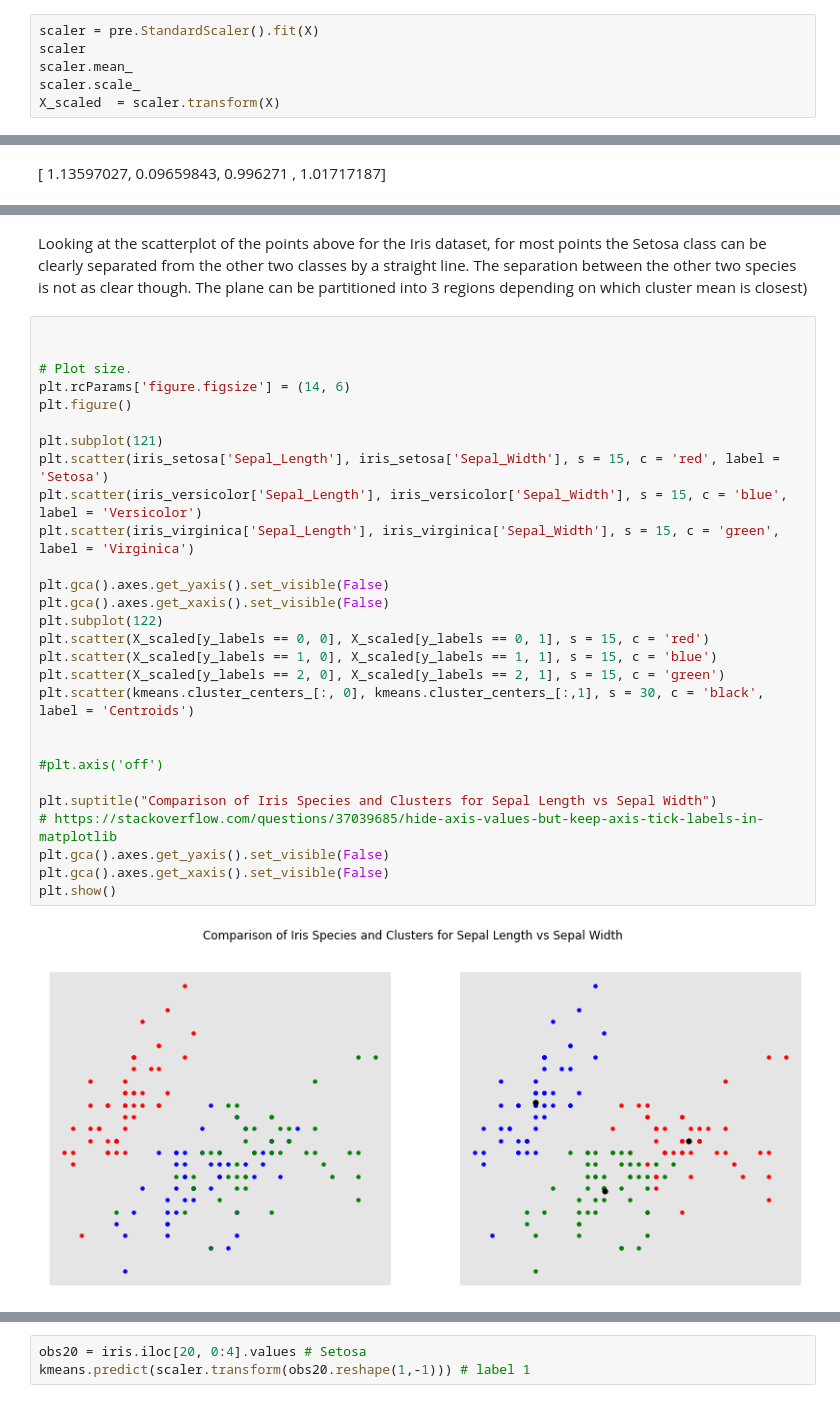
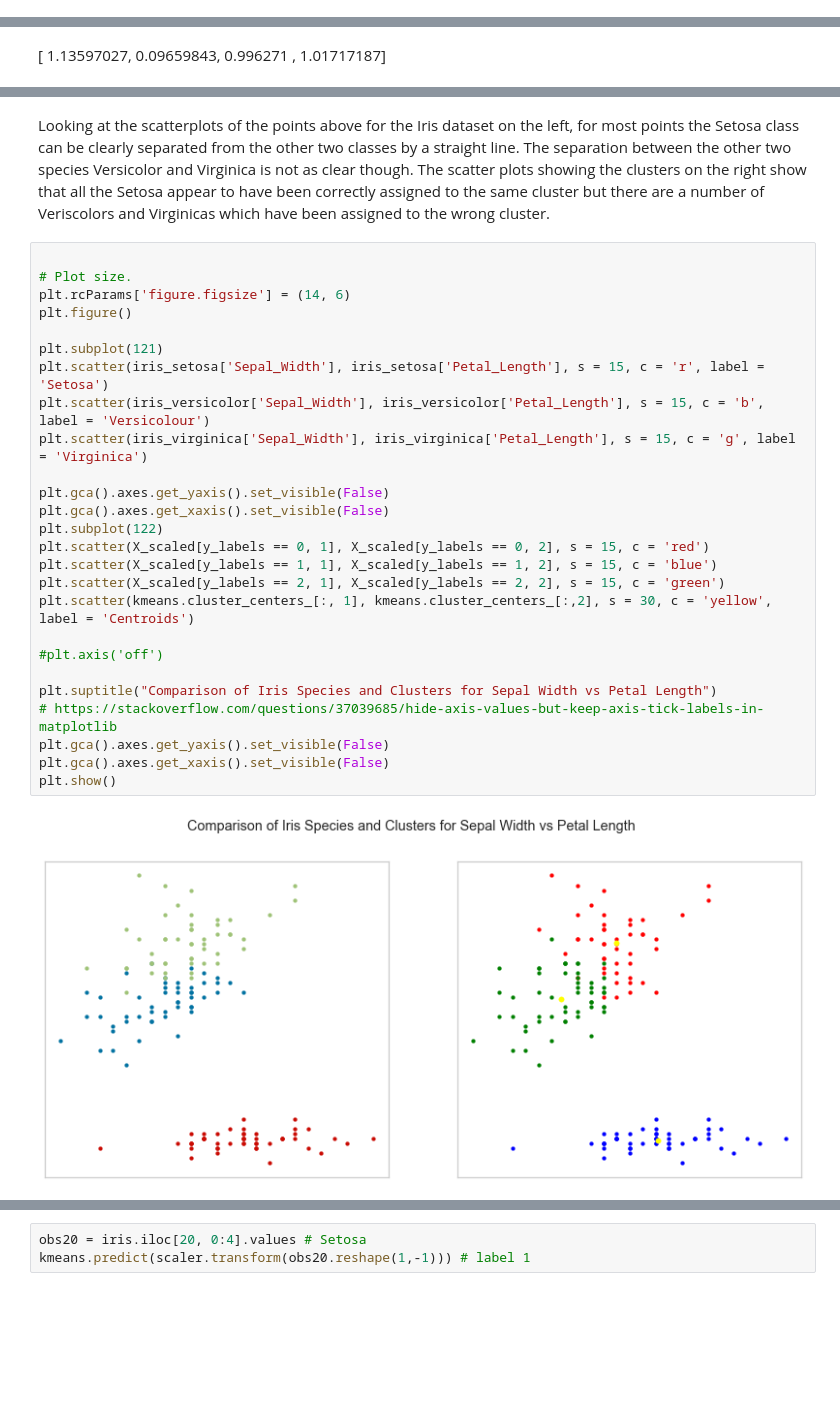
Before and after one commit to angela1C/Machine-Learning-and-Statistics-Tasks-Project-2020, a Jupyter notebook: Tasks.ipynb, the cells around one changed output, grey strips where cells are left out. Cells and saved outputs as stored; diff of their text form; blank space fills up the shorter version.

```diff
--- a/Tasks.ipynb
+++ b/Tasks.ipynb
@@ -1326,6 +1247,0 @@ array([1., 1., 1., 1.])
-# %%
-scaler = pre.StandardScaler().fit(X)
-scaler
-scaler.mean_
-scaler.scale_
-X_scaled  = scaler.transform(X)
@@ -1646,32 +1628,30 @@ iris_virginica = iris[iris['Class'] == "Iris-virginica"]
 # %% [markdown]
-Looking at the scatterplot of the points above for the Iris dataset, for most points the Setosa class can be clearly separated from the other two classes by a straight line. The separation between the other two species is not as clear though. The plane can be partitioned into 3 regions depending on which cluster mean is closest)
+Looking at the scatterplots of the points above for the Iris dataset on the left, for most points the Setosa class can be clearly separated from the other two classes by a straight line. The separation between the other two species Versicolor and Virginica is not as clear though. The scatter plots showing the clusters on the right show that all the Setosa appear to have been correctly assigned to the same cluster but there are a number of Veriscolors and Virginicas which have been assigned to the wrong cluster.
 # %%
-
 
 # Plot size.
 plt.rcParams['figure.figsize'] = (14, 6)
 plt.figure()
 
 plt.subplot(121)
-plt.scatter(iris_setosa['Sepal_Length'], iris_setosa['Sepal_Width'], s = 15, c = 'red', label = 'Setosa')
-plt.scatter(iris_versicolor['Sepal_Length'], iris_versicolor['Sepal_Width'], s = 15, c = 'blue', label = 'Versicolor')
-plt.scatter(iris_virginica['Sepal_Length'], iris_virginica['Sepal_Width'], s = 15, c = 'green', label = 'Virginica')
+plt.scatter(iris_setosa['Sepal_Width'], iris_setosa['Petal_Length'], s = 15, c = 'r', label = 'Setosa')
+plt.scatter(iris_versicolor['Sepal_Width'], iris_versicolor['Petal_Length'], s = 15, c = 'b', label = 'Versicolour')
+plt.scatter(iris_virginica['Sepal_Width'], iris_virginica['Petal_Length'], s = 15, c = 'g', label = 'Virginica')
 
 plt.gca().axes.get_yaxis().set_visible(False)
 plt.gca().axes.get_xaxis().set_visible(False)
 plt.subplot(122)
-plt.scatter(X_scaled[y_labels == 0, 0], X_scaled[y_labels == 0, 1], s = 15, c = 'red')
-plt.scatter(X_scaled[y_labels == 1, 0], X_scaled[y_labels == 1, 1], s = 15, c = 'blue')
-plt.scatter(X_scaled[y_labels == 2, 0], X_scaled[y_labels == 2, 1], s = 15, c = 'green')
-plt.scatter(kmeans.cluster_centers_[:, 0], kmeans.cluster_centers_[:,1], s = 30, c = 'black', label = 'Centroids')
-
+plt.scatter(X_scaled[y_labels == 0, 1], X_scaled[y_labels == 0, 2], s = 15, c = 'red')
+plt.scatter(X_scaled[y_labels == 1, 1], X_scaled[y_labels == 1, 2], s = 15, c = 'blue')
+plt.scatter(X_scaled[y_labels == 2, 1], X_scaled[y_labels == 2, 2], s = 15, c = 'green')
+plt.scatter(kmeans.cluster_centers_[:, 1], kmeans.cluster_centers_[:,2], s = 30, c = 'yellow', label = 'Centroids')
 
 #plt.axis('off')
 
-plt.suptitle("Comparison of Iris Species and Clusters for Sepal Length vs Sepal Width")
+plt.suptitle("Comparison of Iris Species and Clusters for Sepal Width vs Petal Length")
 # https://stackoverflow.com/questions/37039685/hide-axis-values-but-keep-axis-tick-labels-in-matplotlib
 plt.gca().axes.get_yaxis().set_visible(False)
 plt.gca().axes.get_xaxis().set_visible(False)
 plt.show()
 # %% [output]
-[figure, old version]
+[figure, new version]
```
Also changed, not shown: parts of 80 cells of this notebook, 1 other file.
